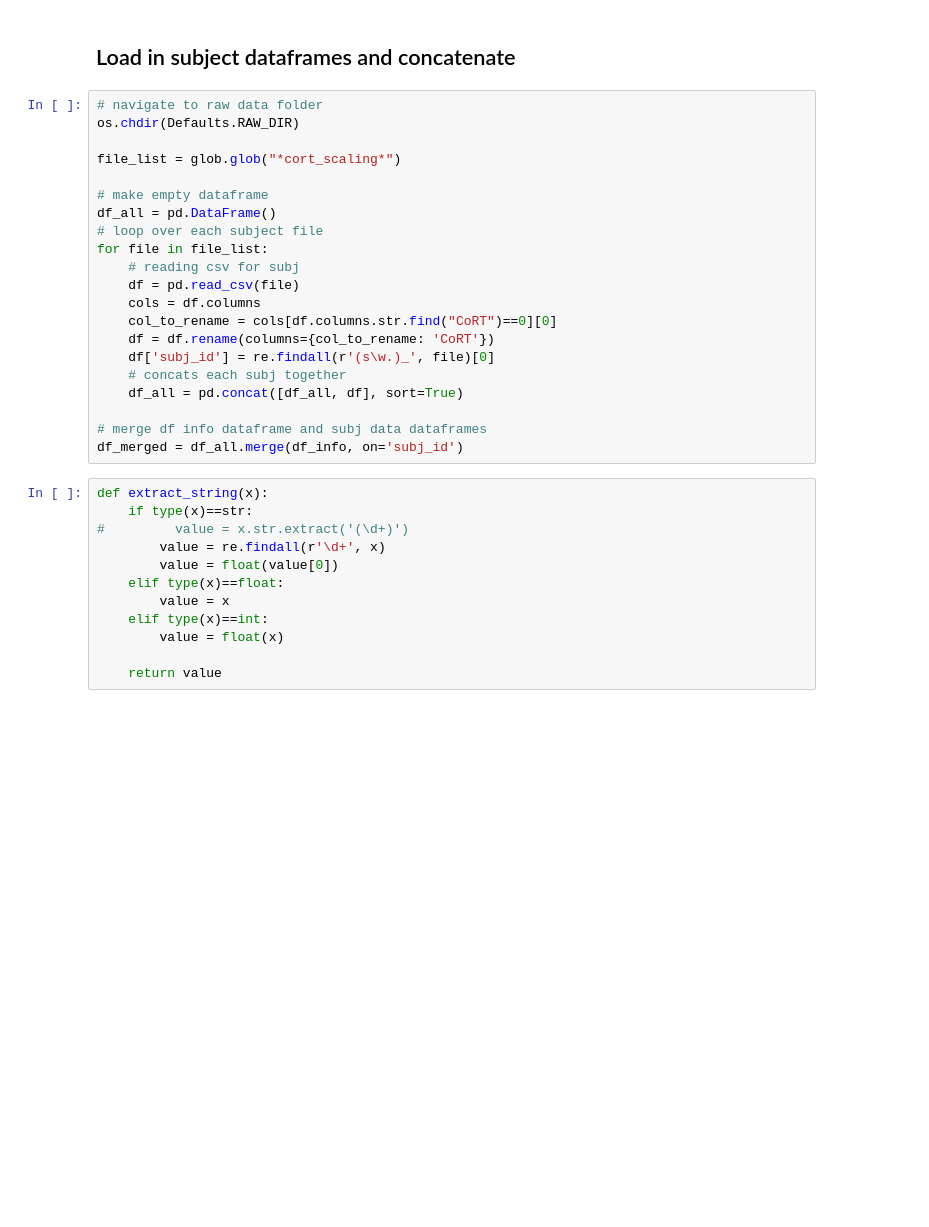
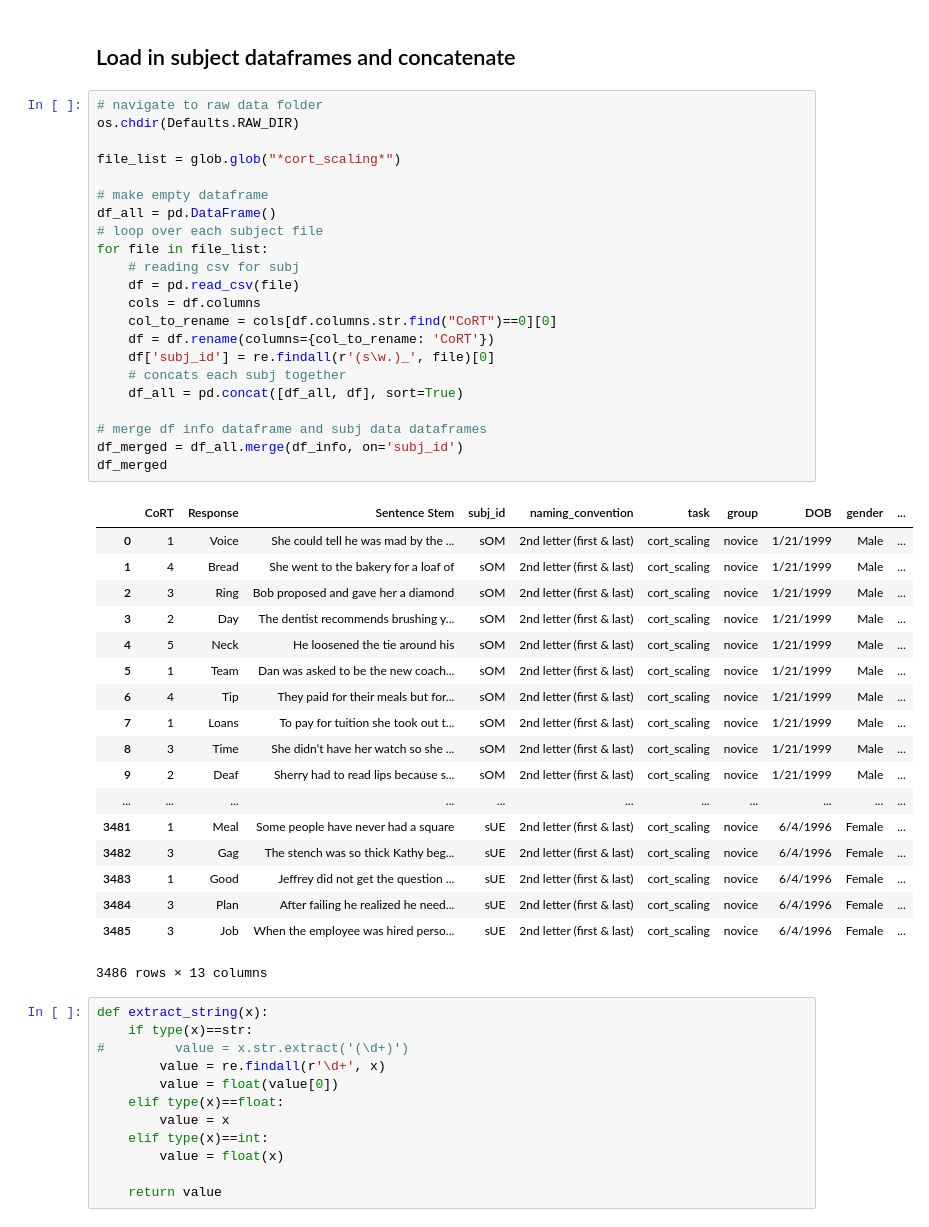
Before and after one commit to sbruinsma1/cort_language, a Jupyter notebook: notebooks/pilot_cort_scaling_ana.ipynb, the cells around one changed output. Saved outputs shown, nothing was run; the diff lists cells and outputs as text; blank space fills up the shorter version.

```diff
--- a/notebooks/pilot_cort_scaling_ana.ipynb
+++ b/notebooks/pilot_cort_scaling_ana.ipynb
@@ -29,24 +29,44 @@ df_info = pd.read_csv(os.path.join(Defaults.RAW_DIR, file_name))
 # %%
 # navigate to raw data folder
 os.chdir(Defaults.RAW_DIR)
 
 file_list = glob.glob("*cort_scaling*")
 
 # make empty dataframe
 df_all = pd.DataFrame()
 # loop over each subject file
 for file in file_list:
     # reading csv for subj
     df = pd.read_csv(file)
     cols = df.columns
     col_to_rename = cols[df.columns.str.find("CoRT")==0][0]
     df = df.rename(columns={col_to_rename: 'CoRT'})
     df['subj_id'] = re.findall(r'(s\w.)_', file)[0]
     # concats each subj together
     df_all = pd.concat([df_all, df], sort=True)
 
 # merge df info dataframe and subj data dataframes
 df_merged = df_all.merge(df_info, on='subj_id')
+df_merged
+# %% [output]
+|  | CoRT | Response | Sentence Stem | subj_id | naming_convention | task | group | DOB | gender | ... |
+| 0 | 1 | Voice | She could tell he was mad by the ... | sOM | 2nd letter (first & last) | cort_scaling | novice | 1/21/1999 | Male | ... |
+| 1 | 4 | Bread | She went to the bakery for a loaf of | sOM | 2nd letter (first & last) | cort_scaling | novice | 1/21/1999 | Male | ... |
+| 2 | 3 | Ring | Bob proposed and gave her a diamond | sOM | 2nd letter (first & last) | cort_scaling | novice | 1/21/1999 | Male | ... |
+| 3 | 2 | Day | The dentist recommends brushing y... | sOM | 2nd letter (first & last) | cort_scaling | novice | 1/21/1999 | Male | ... |
+| 4 | 5 | Neck | He loosened the tie around his | sOM | 2nd letter (first & last) | cort_scaling | novice | 1/21/1999 | Male | ... |
+| 5 | 1 | Team | Dan was asked to be the new coach... | sOM | 2nd letter (first & last) | cort_scaling | novice | 1/21/1999 | Male | ... |
+| 6 | 4 | Tip | They paid for their meals but for... | sOM | 2nd letter (first & last) | cort_scaling | novice | 1/21/1999 | Male | ... |
+| 7 | 1 | Loans | To pay for tuition she took out t... | sOM | 2nd letter (first & last) | cort_scaling | novice | 1/21/1999 | Male | ... |
+| 8 | 3 | Time | She didn’t have her watch so she ... | sOM | 2nd letter (first & last) | cort_scaling | novice | 1/21/1999 | Male | ... |
+| 9 | 2 | Deaf | Sherry had to read lips because s... | sOM | 2nd letter (first & last) | cort_scaling | novice | 1/21/1999 | Male | ... |
+| ... | ... | ... | ... | ... | ... | ... | ... | ... | ... | ... |
+| 3481 | 1 | Meal | Some people have never had a square | sUE | 2nd letter (first & last) | cort_scaling | novice | 6/4/1996 | Female | ... |
+| 3482 | 3 | Gag | The stench was so thick Kathy beg... | sUE | 2nd letter (first & last) | cort_scaling | novice | 6/4/1996 | Female | ... |
+| 3483 | 1 | Good | Jeffrey did not get the question ... | sUE | 2nd letter (first & last) | cort_scaling | novice | 6/4/1996 | Female | ... |
+| 3484 | 3 | Plan | After failing he realized he need... | sUE | 2nd letter (first & last) | cort_scaling | novice | 6/4/1996 | Female | ... |
+| 3485 | 3 | Job | When the employee was hired perso... | sUE | 2nd letter (first & last) | cort_scaling | novice | 6/4/1996 | Female | ... |
+3486 rows × 13 columns
 # %%
 def extract_string(x):
     if type(x)==str:
```
Also changed, not shown: parts of 1 cell of this notebook, 6 other files.
